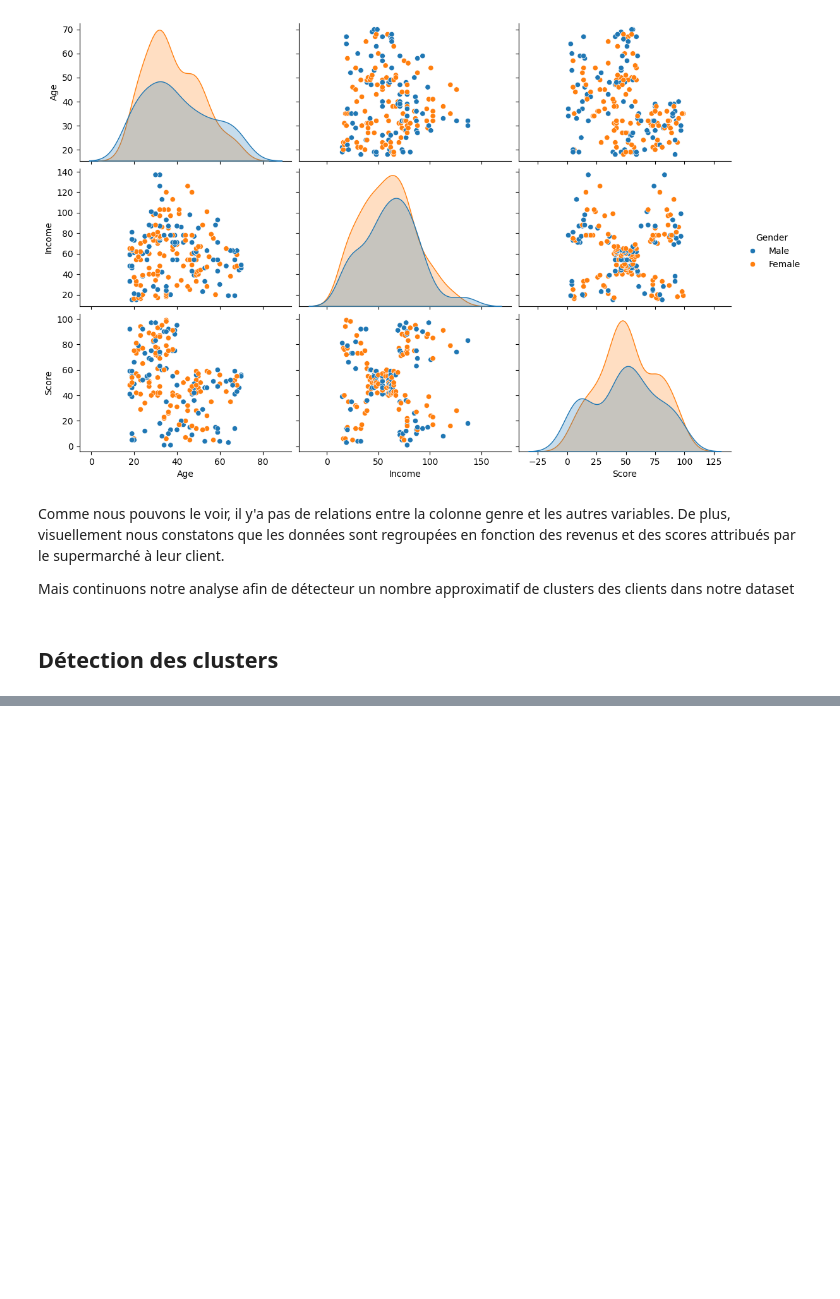
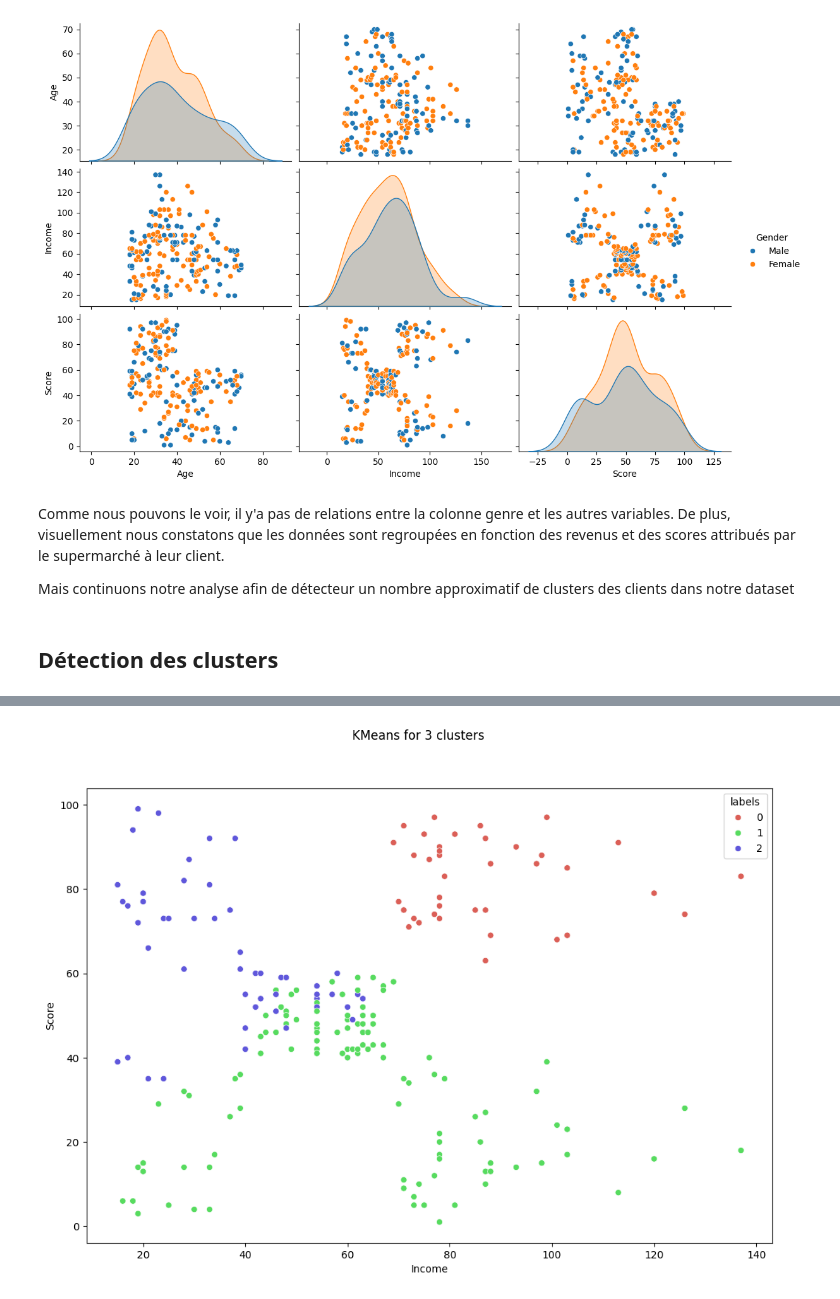
Before and after one commit to Sendy69/customer_segmentation, a Jupyter notebook: main.ipynb, the cells around one changed output, grey strips where cells are left out. Saved outputs shown, nothing was run; the diff lists cells and outputs as text; code cells hidden in the pictures; blank space fills up the shorter version.

```diff
--- a/main.ipynb
+++ b/main.ipynb
@@ -101,3 +94,14 @@ Suivant la technique de l'Elbow method, nous pouvons dire que la valeur 5 peut
+# %%
+#clusters = 3
+km3 = KMeans(n_clusters=3).fit(X)
+X["labels"] = km3.labels_
+plt.figure(figsize=(12, 8))
+sns.scatterplot(x=X["Income"], y=X["Score"], hue=X["labels"], palette=sns.color_palette('hls', 3))
+plt.suptitle('KMeans for 3 clusters')
+
+plt.show()
+# %% [output]
+[figure, added]
 # %%
 km5 = KMeans(n_clusters = 5).fit(X)
 
```
Also changed, not shown: parts of 8 cells of this notebook.
